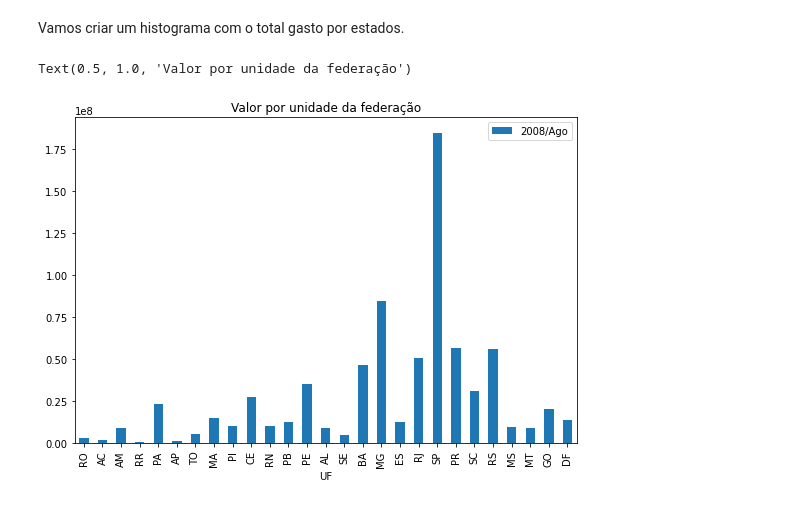
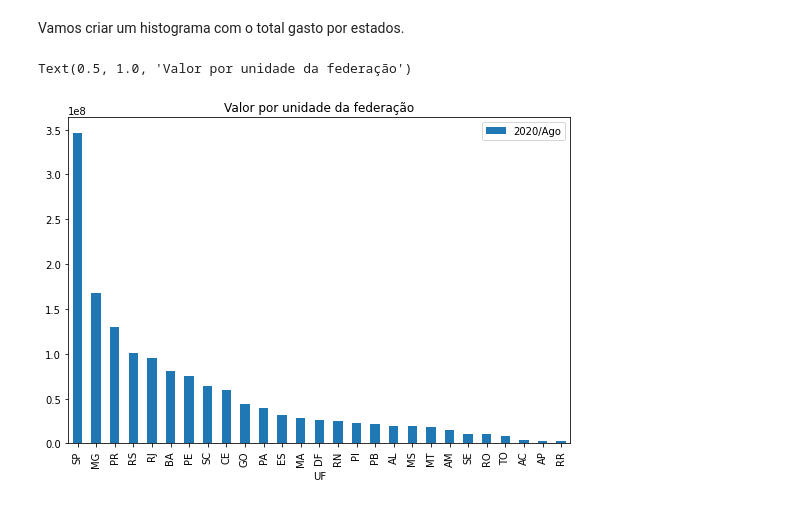
Before and after one commit to Naandes/Dados-Financeiros-do-Sus, a Jupyter notebook: modulo_1/aula_1/aula_1.ipynb, the cells around one changed output. Saved outputs shown, nothing was run; the diff lists cells and outputs as text; code cells hidden in the pictures.

Commit message:
feat: Tratando dados faltantes

```diff
--- a/modulo_1/aula_1/aula_1.ipynb
+++ b/modulo_1/aula_1/aula_1.ipynb
@@ -128,0 +195,5 @@ dtype: int64
+# %%
+#Posição [1] que é o dado faltante
+df['2009/Set'][1] = (df['2009/Ago'][1] + df['2009/Out'][1]) / 2
+for indice in range(len(df['2009/Set'])):
+  df['2009/Set'][indice] = float(df['2009/Set'][indice])
@@ -128,0 +229,6 @@ dtype: int64
+# %%
+#Posição [1] que é o dado faltante
+df['2020/Ago'][1] = df['2020/Jul'][1]
+for indice2 in range(len(df['2020/Ago'])):
+  df['2020/Ago'][indice2] = float(df['2020/Ago'][indice2])
+  print(type(df['2020/Ago'][indice2]))
@@ -131,9 +263,8 @@ dtype: int64
 # %% [markdown]
 Vamos criar um histograma com o total gasto por estados.
 # %%
-ax = df.plot(x='UF', y='2008/Ago', kind='bar', figsize=(9,6))
-ax =
+ax = df.sort_values('2020/Ago', ascending=False).plot(x='UF', y='2020/Ago', kind='bar', figsize=(9,6))
 plt.title('Valor por unidade da federação')
 # %% [output]
 Text(0.5, 1.0, 'Valor por unidade da federação')
-[figure, old version]
+[figure, new version]
```
Also changed, not shown: parts of 11 cells of this notebook.
